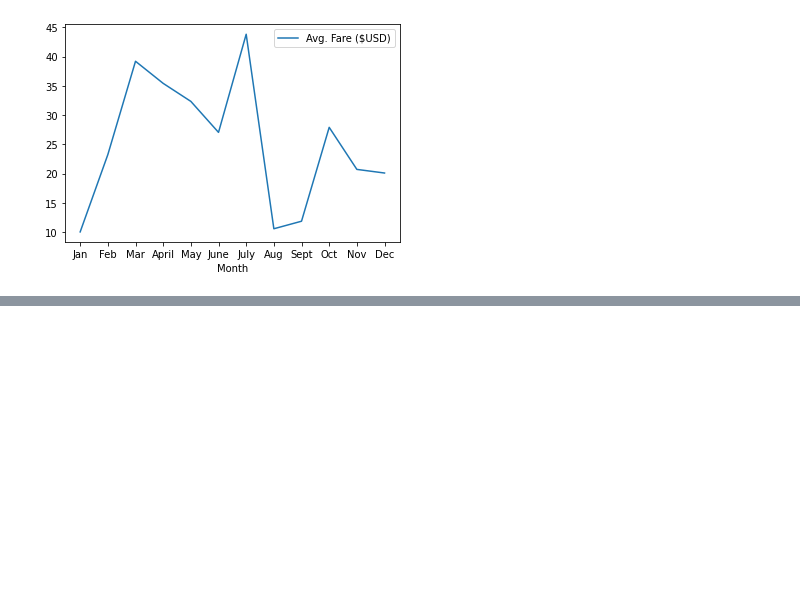
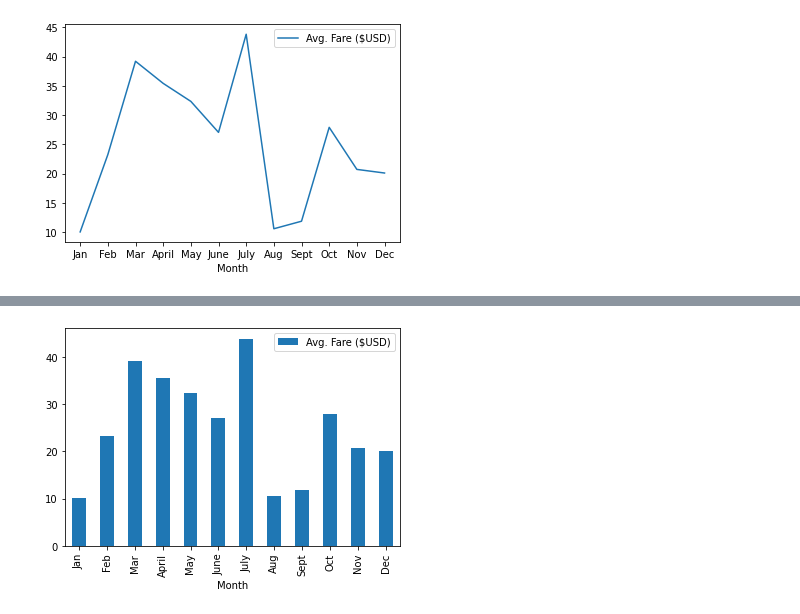
Before and after one commit to JJRJR/PyBer_Analysis, a Jupyter notebook: PyBer_ride_data.ipynb, the cells around one changed output, grey strips where cells are left out. Cells and saved outputs as stored; diff of their text form; code cells hidden in the pictures; blank space fills up the shorter version.

```diff
--- a/PyBer_ride_data.ipynb
+++ b/PyBer_ride_data.ipynb
@@ -45,0 +52,5 @@ plt.show()
+# %%
+pyber_ride_df.plot(x="Month", y="Avg. Fare ($USD)", kind='bar')
+plt.show()
+# %% [output]
+[figure, added]
```
Also changed, not shown: parts of 2 cells of this notebook.
